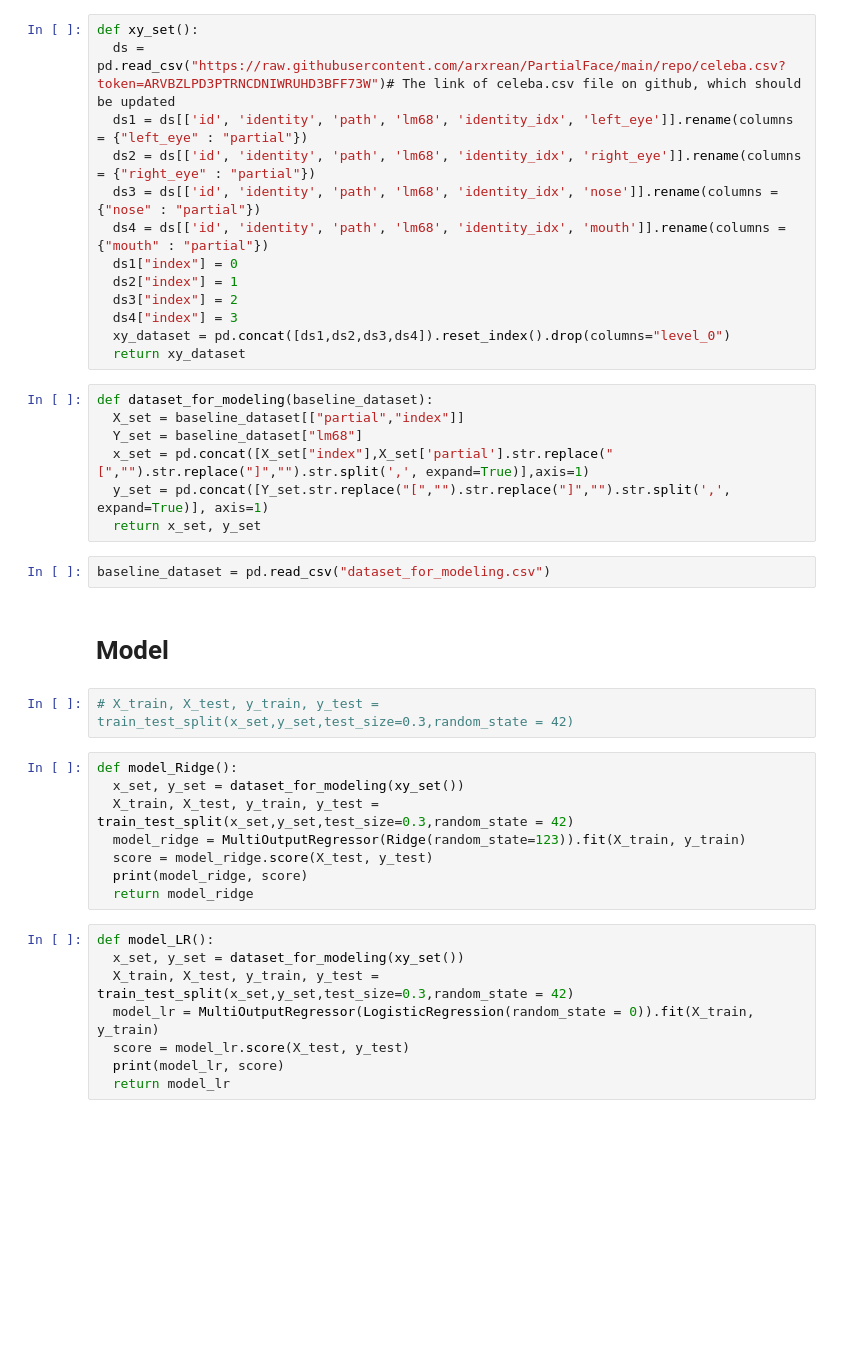
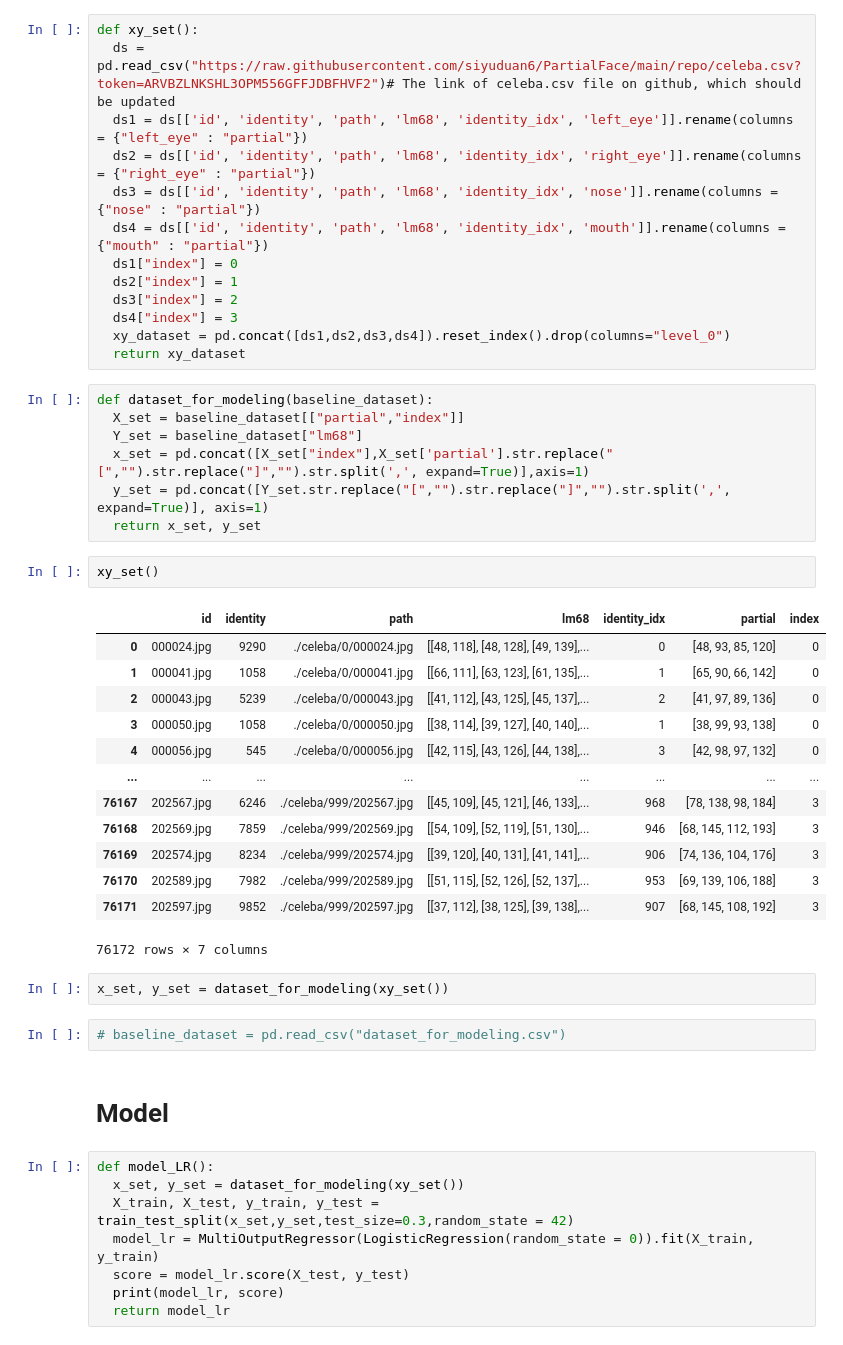
Before and after one commit to siyuduan6/safedrivechicago, a Jupyter notebook: partial_face_ml.ipynb, the cells around one changed output. Saved outputs shown, nothing was run; the diff lists cells and outputs as text; blank space fills up the shorter version.

```diff
--- a/partial_face_ml.ipynb
+++ b/partial_face_ml.ipynb
@@ -32,6 +15,6 @@ from sklearn.multioutput import MultiOutputRegressor
 # %%
 def xy_set():
-  ds = pd.read_csv("https://raw.githubusercontent.com/arxrean/PartialFace/main/repo/celeba.csv?token=ARVBZLPD3PTRNCDNIWRUHD3BFF73W")# The link of celeba.csv file on github, which should be updated
+  ds = pd.read_csv("https://raw.githubusercontent.com/siyuduan6/PartialFace/main/repo/celeba.csv?token=ARVBZLNKSHL3OPM556GFFJDBFHVF2")# The link of celeba.csv file on github, which should be updated
   ds1 = ds[['id', 'identity', 'path', 'lm68', 'identity_idx', 'left_eye']].rename(columns = {"left_eye" : "partial"})
   ds2 = ds[['id', 'identity', 'path', 'lm68', 'identity_idx', 'right_eye']].rename(columns = {"right_eye" : "partial"})
   ds3 = ds[['id', 'identity', 'path', 'lm68', 'identity_idx', 'nose']].rename(columns = {"nose" : "partial"})
@@ -49,20 +32,28 @@ def dataset_for_modeling(baseline_dataset):
   x_set = pd.concat([X_set["index"],X_set['partial'].str.replace("[","").str.replace("]","").str.split(',', expand=True)],axis=1)
   y_set = pd.concat([Y_set.str.replace("[","").str.replace("]","").str.split(',', expand=True)], axis=1)
   return x_set, y_set
+# %%
+xy_set()
+# %% [output]
+|  | id | identity | path | lm68 | identity_idx | partial | index |
+| 0 | 000024.jpg | 9290 | ./celeba/0/000024.jpg | [[48, 118], [48, 128], [49, 139],... | 0 | [48, 93, 85, 120] | 0 |
+| 1 | 000041.jpg | 1058 | ./celeba/0/000041.jpg | [[66, 111], [63, 123], [61, 135],... | 1 | [65, 90, 66, 142] | 0 |
+| 2 | 000043.jpg | 5239 | ./celeba/0/000043.jpg | [[41, 112], [43, 125], [45, 137],... | 2 | [41, 97, 89, 136] | 0 |
+| 3 | 000050.jpg | 1058 | ./celeba/0/000050.jpg | [[38, 114], [39, 127], [40, 140],... | 1 | [38, 99, 93, 138] | 0 |
+| 4 | 000056.jpg | 545 | ./celeba/0/000056.jpg | [[42, 115], [43, 126], [44, 138],... | 3 | [42, 98, 97, 132] | 0 |
+| ... | ... | ... | ... | ... | ... | ... | ... |
+| 76167 | 202567.jpg | 6246 | ./celeba/999/202567.jpg | [[45, 109], [45, 121], [46, 133],... | 968 | [78, 138, 98, 184] | 3 |
+| 76168 | 202569.jpg | 7859 | ./celeba/999/202569.jpg | [[54, 109], [52, 119], [51, 130],... | 946 | [68, 145, 112, 193] | 3 |
+| 76169 | 202574.jpg | 8234 | ./celeba/999/202574.jpg | [[39, 120], [40, 131], [41, 141],... | 906 | [74, 136, 104, 176] | 3 |
+| 76170 | 202589.jpg | 7982 | ./celeba/999/202589.jpg | [[51, 115], [52, 126], [52, 137],... | 953 | [69, 139, 106, 188] | 3 |
+| 76171 | 202597.jpg | 9852 | ./celeba/999/202597.jpg | [[37, 112], [38, 125], [39, 138],... | 907 | [68, 145, 108, 192] | 3 |
+76172 rows × 7 columns
+# %%
+x_set, y_set = dataset_for_modeling(xy_set())
 # %%
-baseline_dataset = pd.read_csv("dataset_for_modeling.csv")
+# baseline_dataset = pd.read_csv("dataset_for_modeling.csv")
 # %% [markdown]
 # Model
-# %%
-# X_train, X_test, y_train, y_test = train_test_split(x_set,y_set,test_size=0.3,random_state = 42)
-# %%
-def model_Ridge():
-  x_set, y_set = dataset_for_modeling(xy_set())
-  X_train, X_test, y_train, y_test = train_test_split(x_set,y_set,test_size=0.3,random_state = 42)
-  model_ridge = MultiOutputRegressor(Ridge(random_state=123)).fit(X_train, y_train)
-  score = model_ridge.score(X_test, y_test)
-  print(model_ridge, score)
-  return model_ridge
 # %%
 def model_LR():
   x_set, y_set = dataset_for_modeling(xy_set())
```
Also changed, not shown: parts of 9 cells of this notebook.
